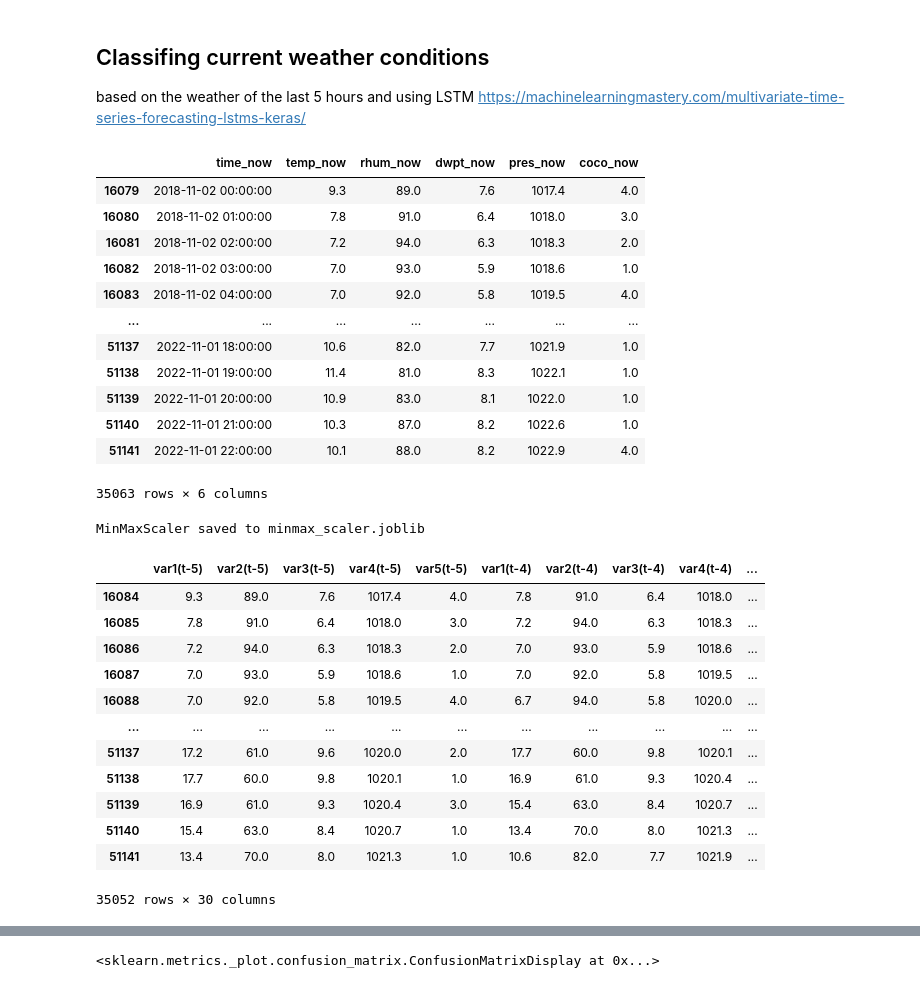
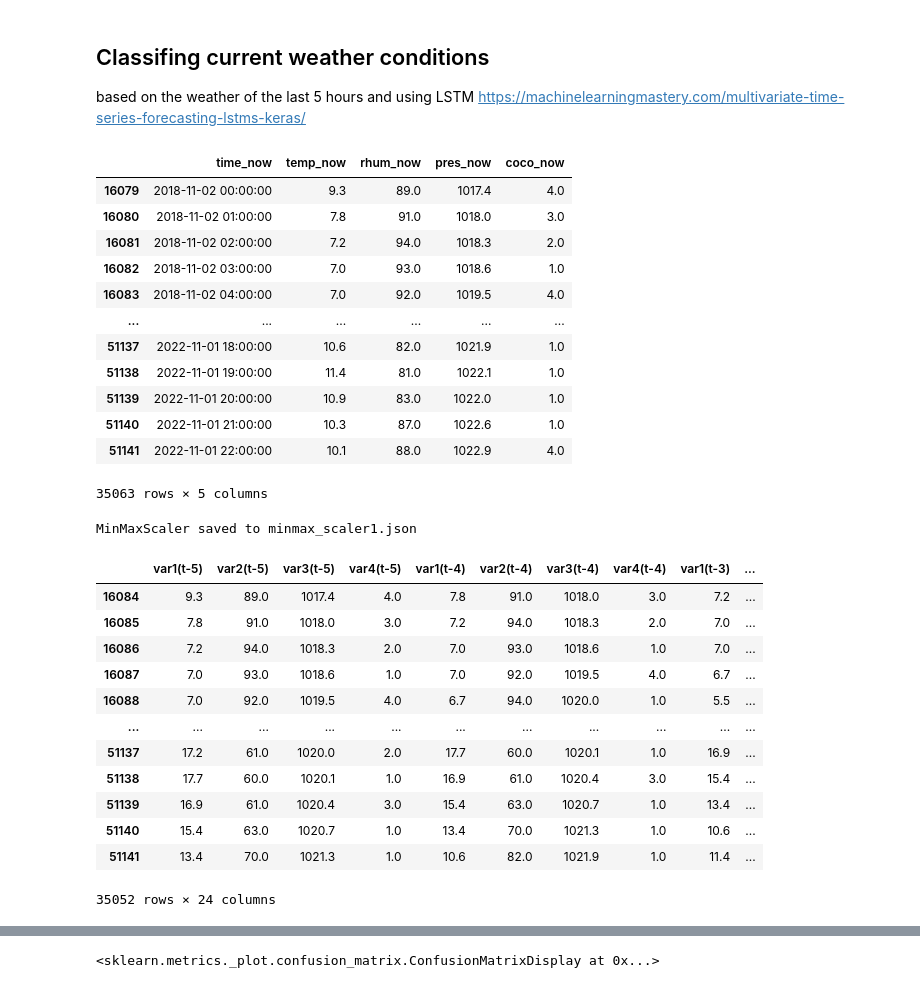
Before and after one commit to yassdenn/WeatherPrediction, a Jupyter notebook: 3_predictionModel.ipynb, the cells around one changed output, grey strips where cells are left out. Cells and saved outputs as stored; diff of their text form; code cells hidden in the pictures.

```diff
--- a/3_predictionModel.ipynb
+++ b/3_predictionModel.ipynb
@@ -139,22 +139,22 @@ disp.plot(ax=ax)
 based on the weather of the last 5 hours and using LSTM
 https://machinelearningmastery.com/multivariate-time-series-forecasting-lstms-keras/
 # %%
-df = df_weather[['time_now','temp_now','rhum_now','dwpt_now','pres_now','coco_now']]
+df = df_weather[['time_now','temp_now','rhum_now','pres_now','coco_now']]
 df
 # %% [output]
-|  | time_now | temp_now | rhum_now | dwpt_now | pres_now | coco_now |
-| 16079 | 2018-11-02 00:00:00 | 9.3 | 89.0 | 7.6 | 1017.4 | 4.0 |
-| 16080 | 2018-11-02 01:00:00 | 7.8 | 91.0 | 6.4 | 1018.0 | 3.0 |
-| 16081 | 2018-11-02 02:00:00 | 7.2 | 94.0 | 6.3 | 1018.3 | 2.0 |
-| 16082 | 2018-11-02 03:00:00 | 7.0 | 93.0 | 5.9 | 1018.6 | 1.0 |
-| 16083 | 2018-11-02 04:00:00 | 7.0 | 92.0 | 5.8 | 1019.5 | 4.0 |
-| ... | ... | ... | ... | ... | ... | ... |
-| 51137 | 2022-11-01 18:00:00 | 10.6 | 82.0 | 7.7 | 1021.9 | 1.0 |
-| 51138 | 2022-11-01 19:00:00 | 11.4 | 81.0 | 8.3 | 1022.1 | 1.0 |
-| 51139 | 2022-11-01 20:00:00 | 10.9 | 83.0 | 8.1 | 1022.0 | 1.0 |
-| 51140 | 2022-11-01 21:00:00 | 10.3 | 87.0 | 8.2 | 1022.6 | 1.0 |
-| 51141 | 2022-11-01 22:00:00 | 10.1 | 88.0 | 8.2 | 1022.9 | 4.0 |
+|  | time_now | temp_now | rhum_now | pres_now | coco_now |
+| 16079 | 2018-11-02 00:00:00 | 9.3 | 89.0 | 1017.4 | 4.0 |
+| 16080 | 2018-11-02 01:00:00 | 7.8 | 91.0 | 1018.0 | 3.0 |
+| 16081 | 2018-11-02 02:00:00 | 7.2 | 94.0 | 1018.3 | 2.0 |
+| 16082 | 2018-11-02 03:00:00 | 7.0 | 93.0 | 1018.6 | 1.0 |
+| 16083 | 2018-11-02 04:00:00 | 7.0 | 92.0 | 1019.5 | 4.0 |
+| ... | ... | ... | ... | ... | ... |
+| 51137 | 2022-11-01 18:00:00 | 10.6 | 82.0 | 1021.9 | 1.0 |
+| 51138 | 2022-11-01 19:00:00 | 11.4 | 81.0 | 1022.1 | 1.0 |
+| 51139 | 2022-11-01 20:00:00 | 10.9 | 83.0 | 1022.0 | 1.0 |
+| 51140 | 2022-11-01 21:00:00 | 10.3 | 87.0 | 1022.6 | 1.0 |
+| 51141 | 2022-11-01 22:00:00 | 10.1 | 88.0 | 1022.9 | 4.0 |
-35063 rows × 6 columns
+35063 rows × 5 columns
 # %%
 values = df.drop(['time_now'],axis=1).values
 scaler = MinMaxScaler(feature_range=(0,1))
@@ -198,29 +198,29 @@ params = {'min': scaler.data_min_.tolist(),
           'range': scaler.data_range_.tolist()}
 
 # Save the parameters as JSON
-filename = 'minmax_scaler.json'
+filename = 'minmax_scaler1.json'
 with open(filename, 'w') as f:
     json.dump(params, f)
 
 print(f"MinMaxScaler saved to {filename}")
 # %% [output]
-MinMaxScaler saved to minmax_scaler.joblib
+MinMaxScaler saved to minmax_scaler1.json
 # %%
 reframed
 # %% [output]
-|  | var1(t-5) | var2(t-5) | var3(t-5) | var4(t-5) | var5(t-5) | var1(t-4) | var2(t-4) | var3(t-4) | var4(t-4) | ... |
-| 16084 | 9.3 | 89.0 | 7.6 | 1017.4 | 4.0 | 7.8 | 91.0 | 6.4 | 1018.0 | ... |
-| 16085 | 7.8 | 91.0 | 6.4 | 1018.0 | 3.0 | 7.2 | 94.0 | 6.3 | 1018.3 | ... |
-| 16086 | 7.2 | 94.0 | 6.3 | 1018.3 | 2.0 | 7.0 | 93.0 | 5.9 | 1018.6 | ... |
-| 16087 | 7.0 | 93.0 | 5.9 | 1018.6 | 1.0 | 7.0 | 92.0 | 5.8 | 1019.5 | ... |
-| 16088 | 7.0 | 92.0 | 5.8 | 1019.5 | 4.0 | 6.7 | 94.0 | 5.8 | 1020.0 | ... |
+|  | var1(t-5) | var2(t-5) | var3(t-5) | var4(t-5) | var1(t-4) | var2(t-4) | var3(t-4) | var4(t-4) | var1(t-3) | ... |
+| 16084 | 9.3 | 89.0 | 1017.4 | 4.0 | 7.8 | 91.0 | 1018.0 | 3.0 | 7.2 | ... |
+| 16085 | 7.8 | 91.0 | 1018.0 | 3.0 | 7.2 | 94.0 | 1018.3 | 2.0 | 7.0 | ... |
+| 16086 | 7.2 | 94.0 | 1018.3 | 2.0 | 7.0 | 93.0 | 1018.6 | 1.0 | 7.0 | ... |
+| 16087 | 7.0 | 93.0 | 1018.6 | 1.0 | 7.0 | 92.0 | 1019.5 | 4.0 | 6.7 | ... |
+| 16088 | 7.0 | 92.0 | 1019.5 | 4.0 | 6.7 | 94.0 | 1020.0 | 1.0 | 5.5 | ... |
 | ... | ... | ... | ... | ... | ... | ... | ... | ... | ... | ... |
-| 51137 | 17.2 | 61.0 | 9.6 | 1020.0 | 2.0 | 17.7 | 60.0 | 9.8 | 1020.1 | ... |
-| 51138 | 17.7 | 60.0 | 9.8 | 1020.1 | 1.0 | 16.9 | 61.0 | 9.3 | 1020.4 | ... |
-| 51139 | 16.9 | 61.0 | 9.3 | 1020.4 | 3.0 | 15.4 | 63.0 | 8.4 | 1020.7 | ... |
-| 51140 | 15.4 | 63.0 | 8.4 | 1020.7 | 1.0 | 13.4 | 70.0 | 8.0 | 1021.3 | ... |
-| 51141 | 13.4 | 70.0 | 8.0 | 1021.3 | 1.0 | 10.6 | 82.0 | 7.7 | 1021.9 | ... |
+| 51137 | 17.2 | 61.0 | 1020.0 | 2.0 | 17.7 | 60.0 | 1020.1 | 1.0 | 16.9 | ... |
+| 51138 | 17.7 | 60.0 | 1020.1 | 1.0 | 16.9 | 61.0 | 1020.4 | 3.0 | 15.4 | ... |
+| 51139 | 16.9 | 61.0 | 1020.4 | 3.0 | 15.4 | 63.0 | 1020.7 | 1.0 | 13.4 | ... |
+| 51140 | 15.4 | 63.0 | 1020.7 | 1.0 | 13.4 | 70.0 | 1021.3 | 1.0 | 10.6 | ... |
+| 51141 | 13.4 | 70.0 | 1021.3 | 1.0 | 10.6 | 82.0 | 1021.9 | 1.0 | 11.4 | ... |
-35052 rows × 30 columns
+35052 rows × 24 columns
 # %%
 reframed = pd.DataFrame(scaled, columns=reframed.columns)
 # %%
```
Also changed, not shown: parts of 26 cells of this notebook, 4 other files.
